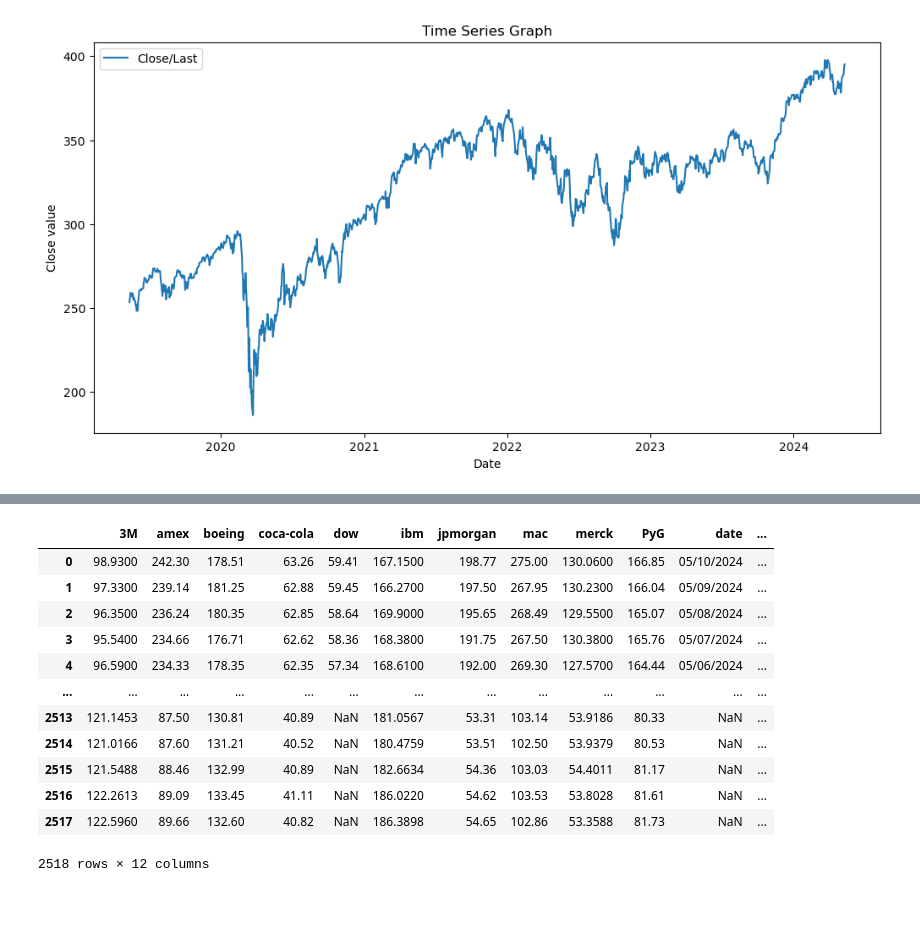
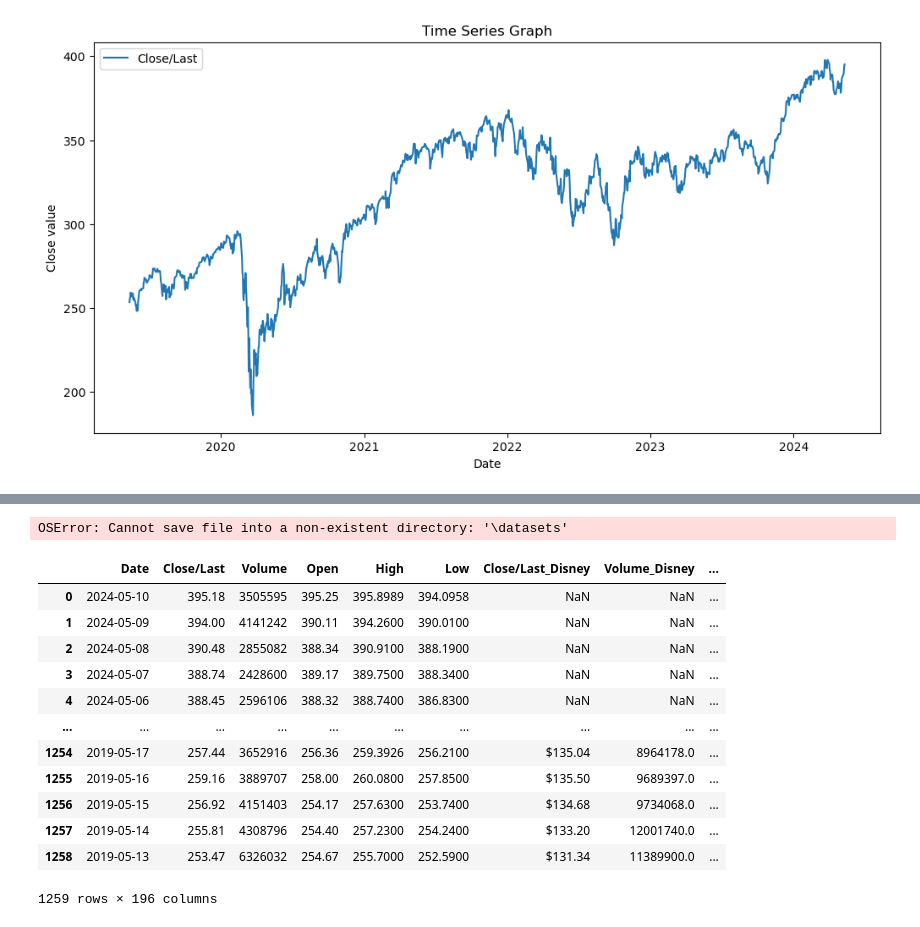
Before and after one commit to juansv2k2/financial-time-series-analysis, a Jupyter notebook: TP.ipynb, the cells around one changed output, grey strips where cells are left out. Drawn from its saved outputs; the diff is of its cells as text; code cells hidden in the pictures.

Commit message:
Merged Csv Creation
Merged Csv Creation

```diff
--- a/TP.ipynb
+++ b/TP.ipynb
@@ -23,13 +23,13 @@ df.head(10)
 | 9 | 04/29/2024 | 383.80 | 3265901 | 383.10 | 384.0300 | 382.0700 |
 # %%
 
-df['Date'] = pd.to_datetime(df['Date'])
+df_dow['Date'] = pd.to_datetime(df_dow['Date'])
 
 plt.figure(figsize=(12, 6))
-sns.lineplot(x='Date', y='Close/Last', data=df, label='Close/Last')
-sns.lineplot(x='Date', y='Open', data=df, label='Open')
-sns.lineplot(x='Date', y='High', data=df, label='High')
-sns.lineplot(x='Date', y='Low', data=df, label='Low')
+sns.lineplot(x='Date', y='Close/Last', data=df_dow, label='Close/Last')
+sns.lineplot(x='Date', y='Open', data=df_dow, label='Open')
+sns.lineplot(x='Date', y='High', data=df_dow, label='High')
+sns.lineplot(x='Date', y='Low', data=df_dow, label='Low')
 
 
 plt.xlabel('Date')
@@ -129,16 +54,0 @@ df = pd.read_csv('./primeras_10ac.csv', sep=',')
-# %%
-df
-# %% [output]
-|  | 3M | amex | boeing | coca-cola | dow | ibm | jpmorgan | mac | merck | PyG | date | ... |
-| 0 | 98.9300 | 242.30 | 178.51 | 63.26 | 59.41 | 167.1500 | 198.77 | 275.00 | 130.0600 | 166.85 | 05/10/2024 | ... |
-| 1 | 97.3300 | 239.14 | 181.25 | 62.88 | 59.45 | 166.2700 | 197.50 | 267.95 | 130.2300 | 166.04 | 05/09/2024 | ... |
-| 2 | 96.3500 | 236.24 | 180.35 | 62.85 | 58.64 | 169.9000 | 195.65 | 268.49 | 129.5500 | 165.07 | 05/08/2024 | ... |
-| 3 | 95.5400 | 234.66 | 176.71 | 62.62 | 58.36 | 168.3800 | 191.75 | 267.50 | 130.3800 | 165.76 | 05/07/2024 | ... |
-| 4 | 96.5900 | 234.33 | 178.35 | 62.35 | 57.34 | 168.6100 | 192.00 | 269.30 | 127.5700 | 164.44 | 05/06/2024 | ... |
-| ... | ... | ... | ... | ... | ... | ... | ... | ... | ... | ... | ... | ... |
-| 2513 | 121.1453 | 87.50 | 130.81 | 40.89 | NaN | 181.0567 | 53.31 | 103.14 | 53.9186 | 80.33 | NaN | ... |
-| 2514 | 121.0166 | 87.60 | 131.21 | 40.52 | NaN | 180.4759 | 53.51 | 102.50 | 53.9379 | 80.53 | NaN | ... |
-| 2515 | 121.5488 | 88.46 | 132.99 | 40.89 | NaN | 182.6634 | 54.36 | 103.03 | 54.4011 | 81.17 | NaN | ... |
-| 2516 | 122.2613 | 89.09 | 133.45 | 41.11 | NaN | 186.0220 | 54.62 | 103.53 | 53.8028 | 81.61 | NaN | ... |
-| 2517 | 122.5960 | 89.66 | 132.60 | 40.82 | NaN | 186.3898 | 54.65 | 102.86 | 53.3588 | 81.73 | NaN | ... |
-2518 rows × 12 columns
@@ -144,0 +93,45 @@ df
+# %%
+#filtro por fecha
+def filter_company_data(company_df, start_date, end_date):
+    return company_df[(company_df['Date'] >= start_date) & (company_df['Date'] <= end_date)]
+# %%
+# Creo nuevo df para mergear
+df_merge = df_dow.copy()
+# %%
+for company, (start_date, end_date) in company_dates.items():
+    # cargo dataset dde la compañia
+    company_df = pd.read_csv(f'./datasets/companies/{company}.csv')
+
+    # Convierto a fecha  la columna date
+    company_df['Date'] = pd.to_datetime(company_df['Date'])
+
+    # obtengo
+    if company in company_dates:
+        start_date, end_date = company_dates[company]
+
+        # Filtro por fechas
+        filtered_company_df = filter_company_data(company_df, start_date, end_date)
+
+        # Mergeo con mi dataset
+        df_merge = pd.merge(df_merge, filtered_company_df, on='Date', how='left', suffixes=('', f'_{company}'))
+
+# Save the merged dataset
+df_merge.to_csv('/datasets/merged_dow_jones.csv', index=False)
+# %% [output]
+OSError: Cannot save file into a non-existent directory: '\datasets'
+# %%
+df_merge
+# %% [output]
+|  | Date | Close/Last | Volume | Open | High | Low | Close/Last_Disney | Volume_Disney | ... |
+| 0 | 2024-05-10 | 395.18 | 3505595 | 395.25 | 395.8989 | 394.0958 | NaN | NaN | ... |
+| 1 | 2024-05-09 | 394.00 | 4141242 | 390.11 | 394.2600 | 390.0100 | NaN | NaN | ... |
+| 2 | 2024-05-08 | 390.48 | 2855082 | 388.34 | 390.9100 | 388.1900 | NaN | NaN | ... |
+| 3 | 2024-05-07 | 388.74 | 2428600 | 389.17 | 389.7500 | 388.3400 | NaN | NaN | ... |
+| 4 | 2024-05-06 | 388.45 | 2596106 | 388.32 | 388.7400 | 386.8300 | NaN | NaN | ... |
+| ... | ... | ... | ... | ... | ... | ... | ... | ... | ... |
+| 1254 | 2019-05-17 | 257.44 | 3652916 | 256.36 | 259.3926 | 256.2100 | $135.04 | 8964178.0 | ... |
+| 1255 | 2019-05-16 | 259.16 | 3889707 | 258.00 | 260.0800 | 257.8500 | $135.50 | 9689397.0 | ... |
+| 1256 | 2019-05-15 | 256.92 | 4151403 | 254.17 | 257.6300 | 253.7400 | $134.68 | 9734068.0 | ... |
+| 1257 | 2019-05-14 | 255.81 | 4308796 | 254.40 | 257.2300 | 254.2400 | $133.20 | 12001740.0 | ... |
+| 1258 | 2019-05-13 | 253.47 | 6326032 | 254.67 | 255.7000 | 252.5900 | $131.34 | 11389900.0 | ... |
+1259 rows × 196 columns
```
Also changed, not shown: parts of 8 cells of this notebook, 38 other files.
